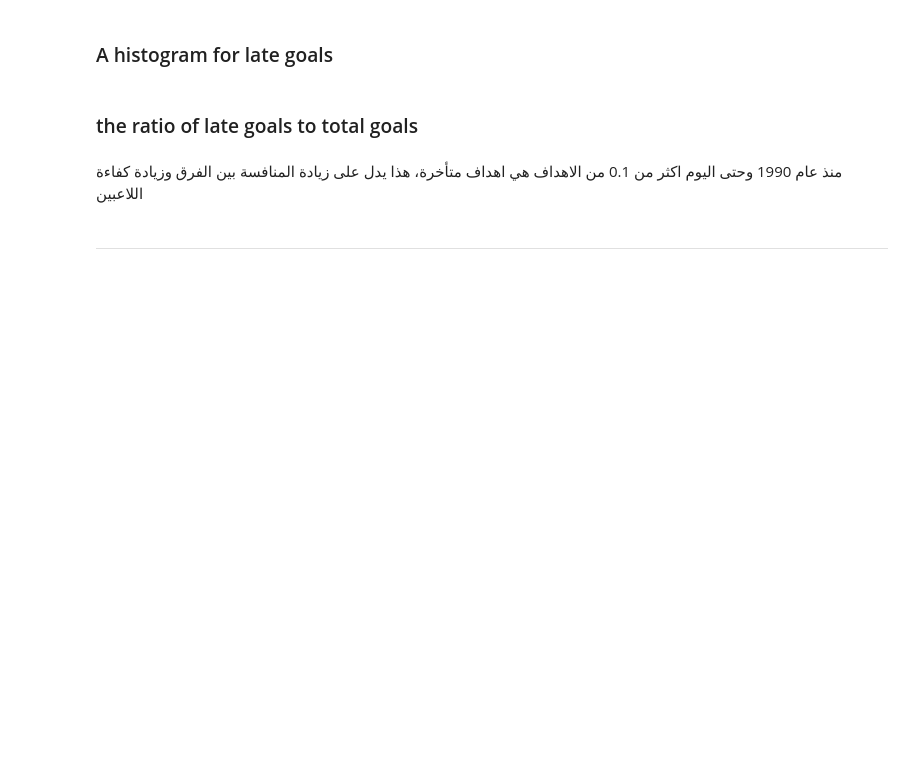
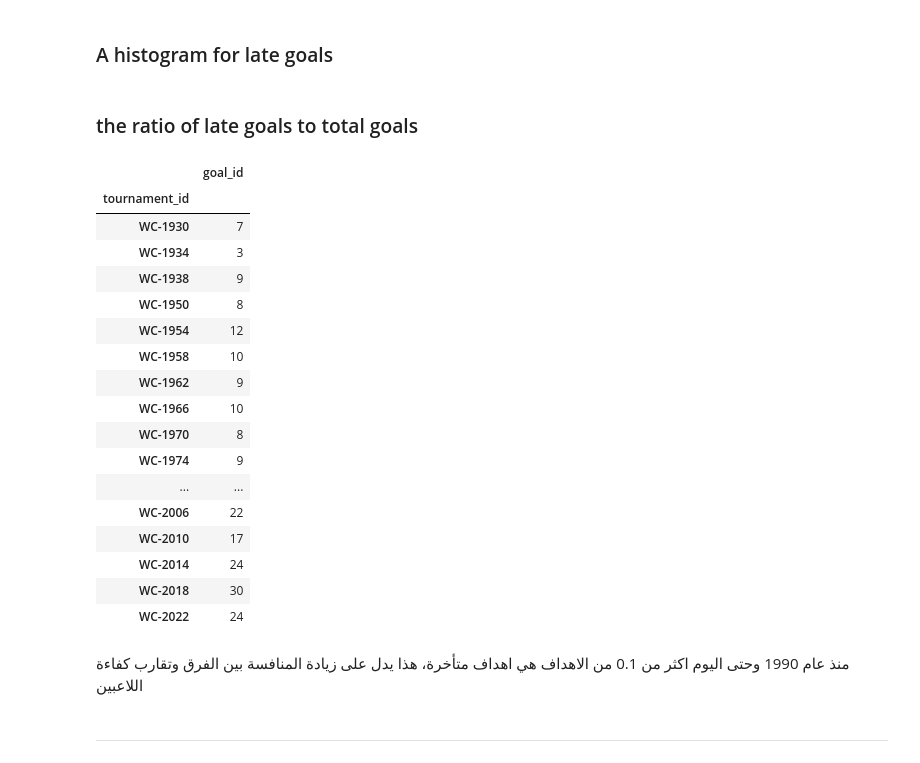
Before and after one commit to Hussain-Khallouf/DM-homework-1, a Jupyter notebook: 3.ipynb, the cells around one changed output. Cells and saved outputs as stored; diff of their text form; code cells hidden in the pictures; blank space fills up the shorter version.

```diff
--- a/3.ipynb
+++ b/3.ipynb
@@ -111,12 +115,33 @@ fig.show()
 # %%
 late_goals_count = goals[["goal_id", "tournament_id"]][goals.late_goal == 1].groupby("tournament_id").count()
 total_goals_count = goals[["goal_id", "tournament_id"]].groupby("tournament_id").count()
+# %%
+late_goals_count
+# %% [output]
+|  | goal_id |
+| tournament_id |  |
+| WC-1930 | 7 |
+| WC-1934 | 3 |
+| WC-1938 | 9 |
+| WC-1950 | 8 |
+| WC-1954 | 12 |
+| WC-1958 | 10 |
+| WC-1962 | 9 |
+| WC-1966 | 10 |
+| WC-1970 | 8 |
+| WC-1974 | 9 |
+| ... | ... |
+| WC-2006 | 22 |
+| WC-2010 | 17 |
+| WC-2014 | 24 |
+| WC-2018 | 30 |
+| WC-2022 | 24 |
 # %%
 fig = px.bar(late_goals_count/total_goals_count)
 fig.update_layout(**layout_options)
 fig.show()
 # %% [markdown]
-منذ عام 1990 وحتى اليوم اكثر من 0.1 من الاهداف هي اهداف متأخرة، هذا يدل على زيادة المنافسة بين الفرق وزيادة كفاءة اللاعبين
+منذ عام 1990 وحتى اليوم اكثر من 0.1 من الاهداف هي اهداف متأخرة، هذا يدل على زيادة المنافسة بين الفرق وتقارب كفاءة اللاعبين
 # %% [markdown]
 ----------------------
 # %% [markdown]
```
Also changed, not shown: parts of 10 cells of this notebook.
